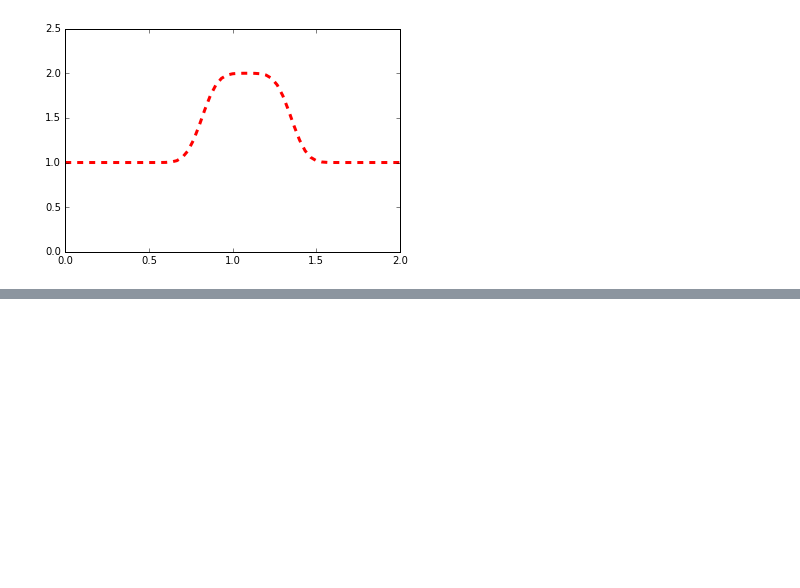
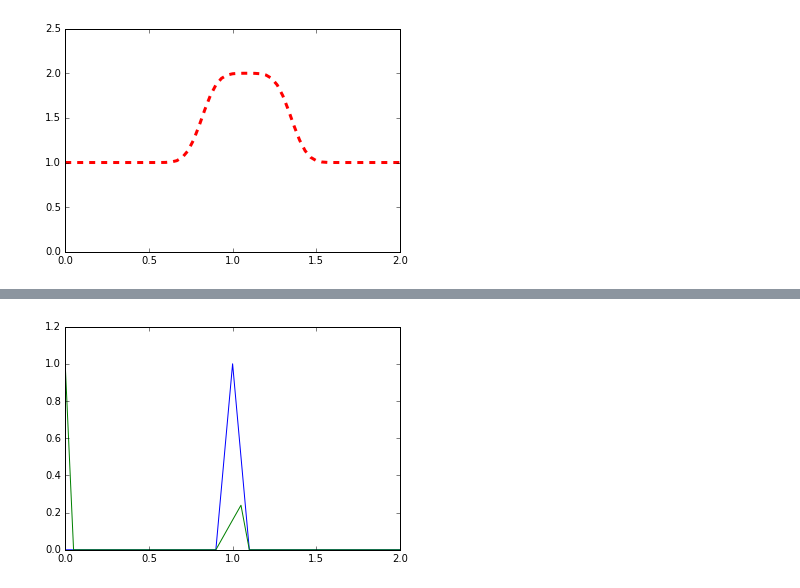
Before and after one commit to aditya3012/NumericalMethods, a Jupyter notebook: M2-Lesson2.ipynb, the cells around one changed output, grey strips where cells are left out. Saved outputs shown, nothing was run; the diff lists cells and outputs as text; code cells hidden in the pictures; blank space fills up the shorter version.

```diff
--- a/M2-Lesson2.ipynb
+++ b/M2-Lesson2.ipynb
@@ -85,0 +86,27 @@ linearconv(120)
+# %%
+def linearconv(nx,s):
+
+    dx = 2/(nx-1)
+    nt =20
+    c=1
+    sigma = s
+    x=numpy.linspace(0,2,nx)
+
+    dt = sigma*dx
+    u = numpy.zeros(nx)
+    for i in range(nx):
+        if 0.9<= x[i] <=1:
+            u[i] =10*(x[i]-0.9)
+        if 1<= x[i] <=1.1:
+            u[i] =10*(1.1 -x[i])
+    pyplot.plot(x,u)
+    un = numpy.zeros(nx)
+    for n in range(1, nt):
+        un = u.copy()
+        u[1:] = un[1:]-un[1:]*dt/dx*(un[1:]-un[0:-1])
+        u[0] = 1.0
+    pyplot.plot(x, u)
+# %%
+linearconv(41,0.5)
+# %% [output]
+[figure, added]
```
Also changed, not shown: parts of 5 cells of this notebook, 1 other file.
